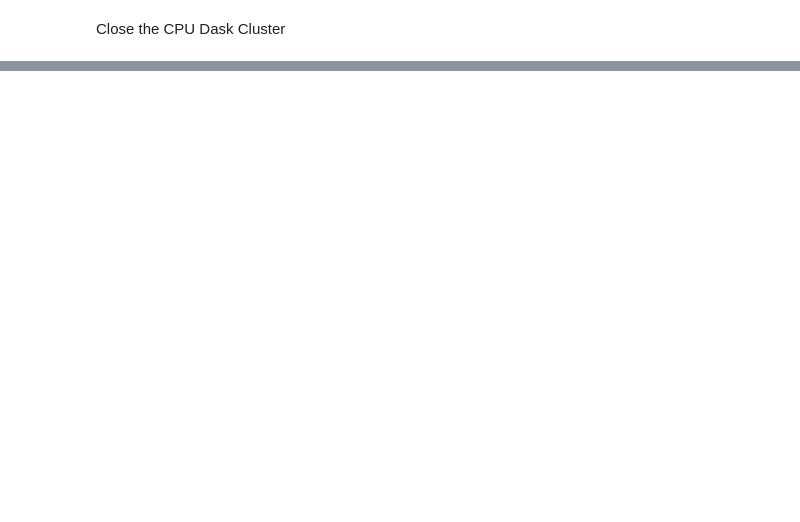
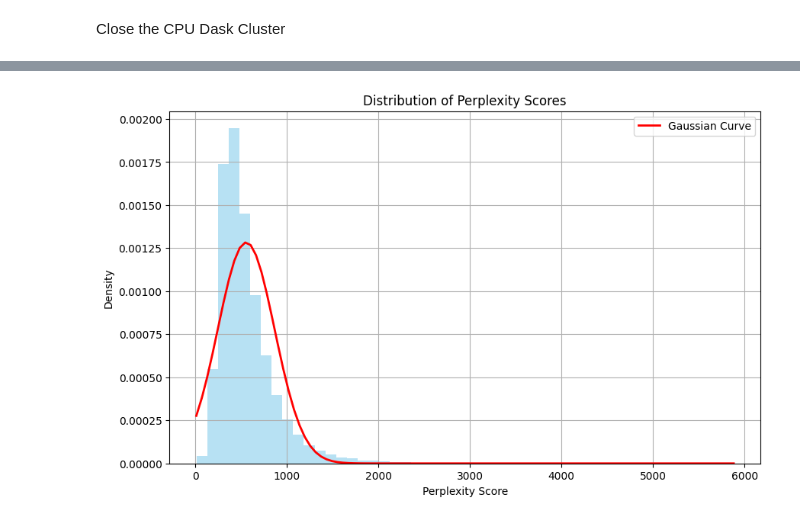
Before and after one commit to NVIDIA/NeMo-Curator, a Jupyter notebook: tutorials/nemotron-cc/nemotron_cc.ipynb, the cells around one changed output, grey strips where cells are left out. Drawn from its saved outputs; the diff is of its cells as text; code cells hidden in the pictures; blank space fills up the shorter version.

Commit message:
Perplexity filtering complete
Signed-off-by: Vineeth Kalluru <vikalluru@nvidia.com>

```diff
--- a/tutorials/nemotron-cc/nemotron_cc.ipynb
+++ b/tutorials/nemotron-cc/nemotron_cc.ipynb
@@ -687,0 +721,15 @@ client.shutdown()
+# %%
+from nemo_curator.filters.doc_filter import DocumentFilter
+from kenlm_utility import KenlmModel
+
+class PerplexityFilter(DocumentFilter):
+
+  def __init__(self, threshold):
+    self._kenlm_model = KenlmModel(model_path=models_dir, language="en")
+    self._threshold = threshold
+
+  def score_document(self, text: str):
+    return self._kenlm_model.get_perplexity(text, normalize=True)
+
+  def keep_document(self, score: int):
+    return score <= self._threshold
@@ -687,0 +814,42 @@ client.shutdown()
+# %%
+import pandas as pd
+import numpy as np
+import matplotlib.pyplot as plt
+import os
+
+# Load perplexity scores from the text file
+file_path = os.path.join(output_document_score_dir, perplexity_filter.score_field + ".txt")
+try:
+    with open(file_path, 'r') as f:
+        perplexity_scores = [float(line.strip()) for line in f]
+except FileNotFoundError:
+    print(f"Error: The file {file_path} was not found.")
+    perplexity_scores = []  # Assign an empty list to avoid errors later
+except ValueError:
+    print(f"Error: Could not convert lines in {file_path} to float. Check the file format.")
+    perplexity_scores = []
+
+if perplexity_scores:
+    # Create a pandas Series from the perplexity scores
+    perplexity_series = pd.Series(perplexity_scores)
+
+    # Plot the distribution as a histogram with a Gaussian curve overlay
+    plt.figure(figsize=(10, 6))
+    perplexity_series.hist(bins=50, density=True, alpha=0.6, color='skyblue')
+
+    # Overlay a Gaussian curve
+    mu = perplexity_series.mean()
+    sigma = perplexity_series.std()
+    x = np.linspace(perplexity_series.min(), perplexity_series.max(), 100)
+    plt.plot(x, (1 / (sigma * np.sqrt(2 * np.pi))) * np.exp(-0.5 * ((x - mu) / sigma) ** 2), color='red', linewidth=2, label='Gaussian Curve')
+
+    plt.title('Distribution of Perplexity Scores')
+    plt.xlabel('Perplexity Score')
+    plt.ylabel('Density')
+    plt.legend()
+    plt.grid(True)
+    plt.show()
+else:
+    print("No perplexity scores to plot.")
+# %% [output]
+[figure, added]
```
Also changed, not shown: parts of 13 cells of this notebook, 1 other file.
